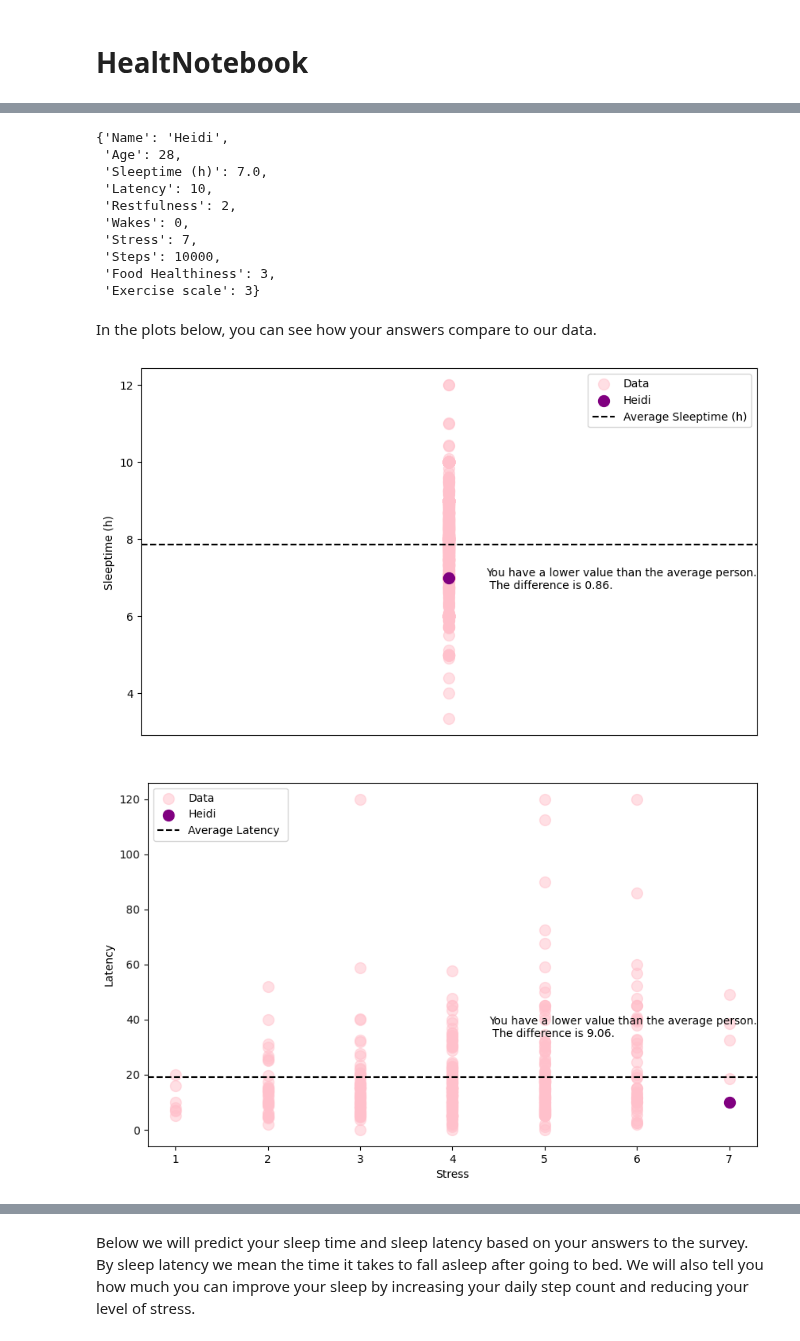
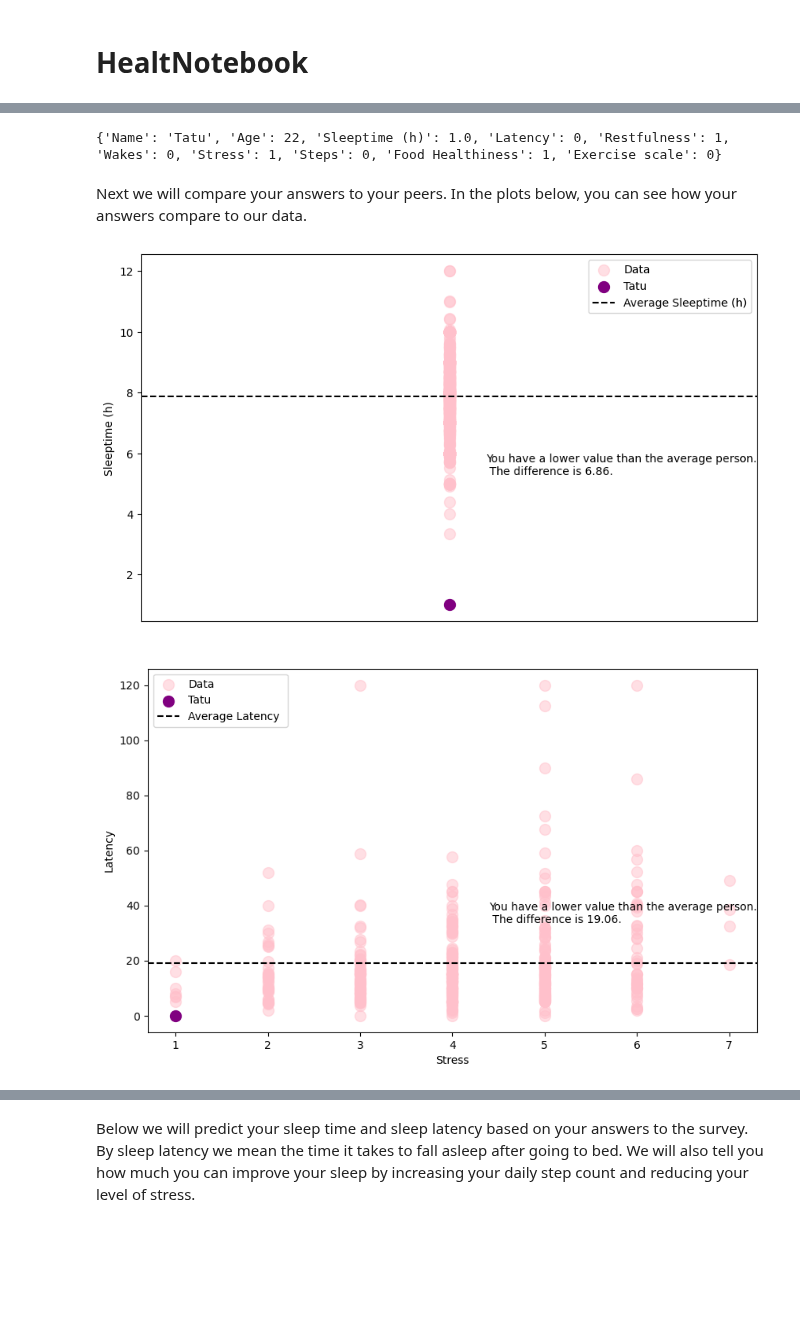
Before and after one commit to heksaani/DataScienceProject, a Jupyter notebook: HealthNotebook.ipynb, the cells around one changed output, grey strips where cells are left out. Cells and saved outputs as stored; diff of their text form; code cells hidden in the pictures; blank space fills up the shorter version.

```diff
--- a/HealthNotebook.ipynb
+++ b/HealthNotebook.ipynb
@@ -34,36 +23,29 @@ userdata =({
-# %%
-userdata
-# %% [output]
-{'Name': 'Heidi',
- 'Age': 28,
- 'Sleeptime (h)': 7.0,
- 'Latency': 10,
- 'Restfulness': 2,
- 'Wakes': 0,
- 'Stress': 7,
- 'Steps': 10000,
- 'Food Healthiness': 3,
- 'Exercise scale': 3}
+# %%
+# Get user data from the survey
+user_data = modules.questionnaire_module.get_data()
+# Load data
+df = data_module.get_data()
+
+print(user_data)
+# %% [output]
+{'Name': 'Tatu', 'Age': 22, 'Sleeptime (h)': 1.0, 'Latency': 0, 'Restfulness': 1, 'Wakes': 0, 'Stress': 1, 'Steps': 0, 'Food Healthiness': 1, 'Exercise scale': 0}
 # %% [markdown]
-In the plots below, you can see how your answers compare to our data.
+Next we will compare your answers to your peers. In the plots below, you can see how your answers compare to our data.
 # %%
-# Load data
-df = data_module.get_data()
-
 # plot using the data_module plot function
 data_module.plot(dataset = df,
-                 userdata= userdata,
+                 userdata= user_data,
                  plotted_variables = ['Sleeptime (h)'])
 # %% [output]
-[figure, old version]
+[figure, new version]
 # %%
 # steps and latency scatter plot
 # plot using the data_module plot function
 data_module.plot(dataset = df,
-                 userdata= userdata,
+                 userdata= user_data,
                  plotted_variables = ['Stress', 'Latency'])
 # %% [output]
-[figure, old version]
+[figure, new version]
 # %%
 # steps and latency scatter plot
 # steps and latency scatter plot
```
Also changed, not shown: parts of 10 cells of this notebook.
